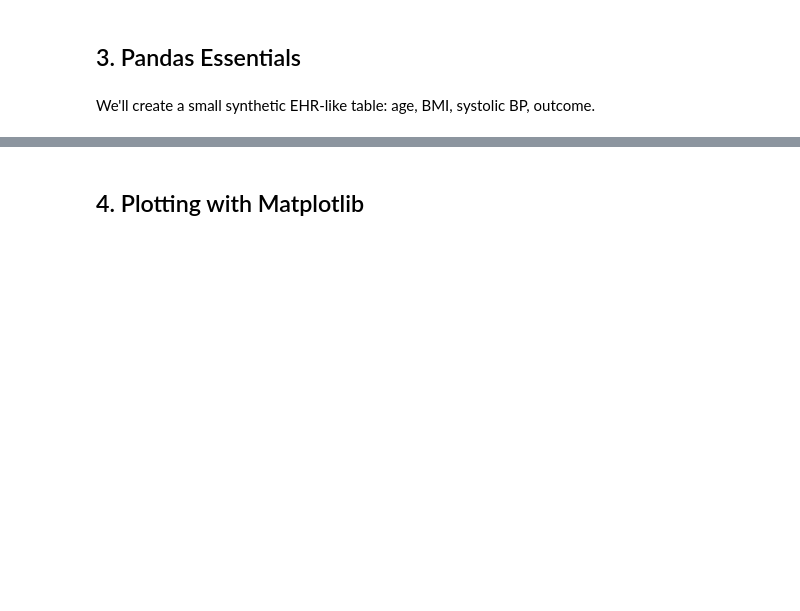
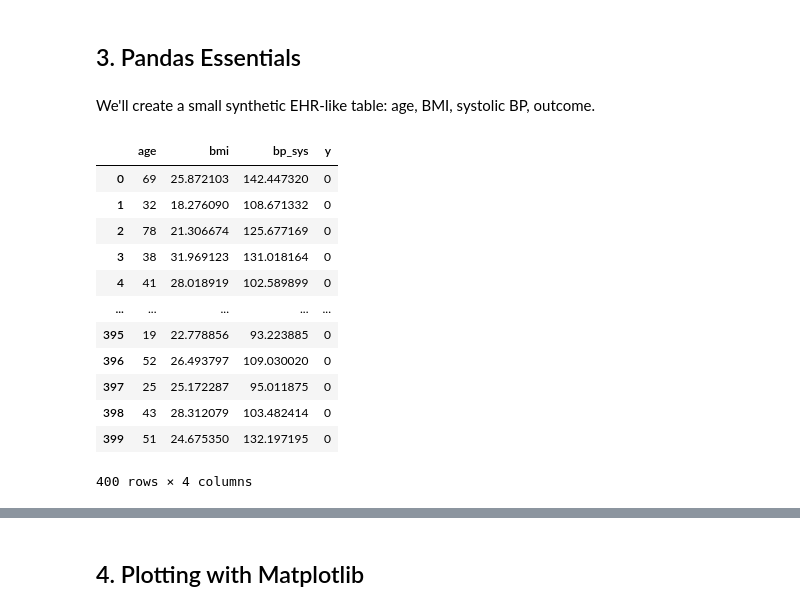
Before and after one commit to BME-i9400/BME-i9400, a Jupyter notebook: slides/lecture_00_python_crash_course.ipynb, the cells around one changed output, grey strips where cells are left out. Saved outputs shown, nothing was run; the diff lists cells and outputs as text; code cells hidden in the pictures; blank space fills up the shorter version.

```diff
--- a/slides/lecture_00_python_crash_course.ipynb
+++ b/slides/lecture_00_python_crash_course.ipynb
@@ -111,22 +145,38 @@ We'll create a small synthetic EHR-like table: age, BMI, systolic BP, outcome.
 # %%
 import pandas as pd
 np.random.seed(SEED)
 
 N = 400
 age = np.random.randint(18, 85, size=N)
 bmi_vals = np.random.normal(26, 4.5, size=N).clip(15, 45)
 bp_sys = np.random.normal(120 + 0.4*(age-50) + 0.8*(bmi_vals-25), 10, size=N)
 # Binary outcome (e.g., hypertension diagnosis) with logistic link to bp_sys + age
 logit = -12 + 0.06*bp_sys + 0.015*age
 prob = 1 / (1 + np.exp(-logit))
 y = (np.random.rand(N) < prob).astype(int)
 
 df = pd.DataFrame({
     "age": age,
     "bmi": bmi_vals,
     "bp_sys": bp_sys,
     "y": y
 })
-df.head()
+
+# Inspect our DataFrame
+df
+# %% [output]
+|  | age | bmi | bp_sys | y |
+| 0 | 69 | 25.872103 | 142.447320 | 0 |
+| 1 | 32 | 18.276090 | 108.671332 | 0 |
+| 2 | 78 | 21.306674 | 125.677169 | 0 |
+| 3 | 38 | 31.969123 | 131.018164 | 0 |
+| 4 | 41 | 28.018919 | 102.589899 | 0 |
+| ... | ... | ... | ... | ... |
+| 395 | 19 | 22.778856 | 93.223885 | 0 |
+| 396 | 52 | 26.493797 | 109.030020 | 0 |
+| 397 | 25 | 25.172287 | 95.011875 | 0 |
+| 398 | 43 | 28.312079 | 103.482414 | 0 |
+| 399 | 51 | 24.675350 | 132.197195 | 0 |
+400 rows × 4 columns
 # %%
 df.info()
```
Also changed, not shown: parts of 39 cells of this notebook, 2 other files.
